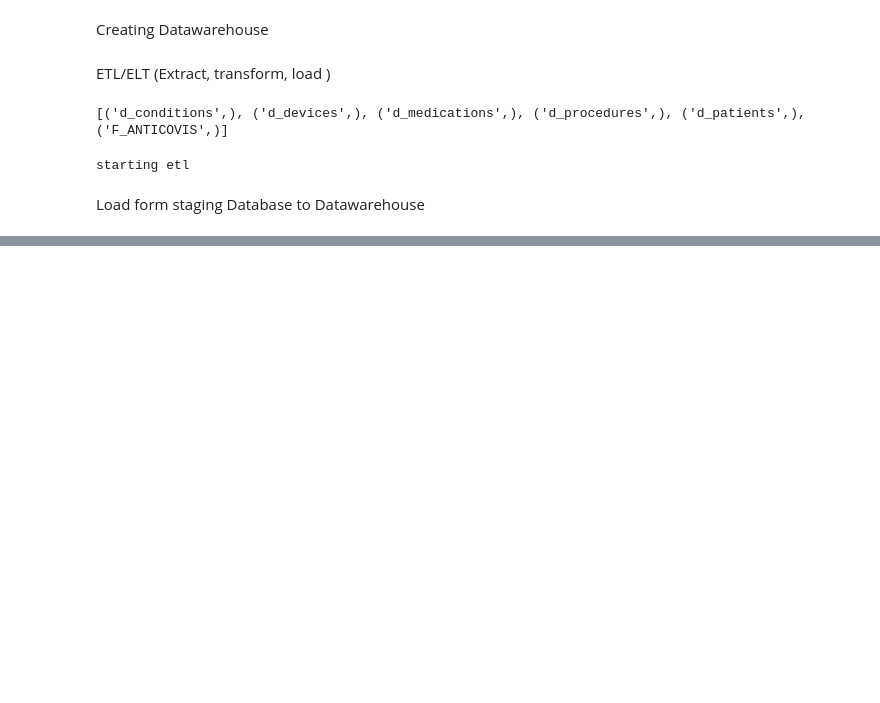
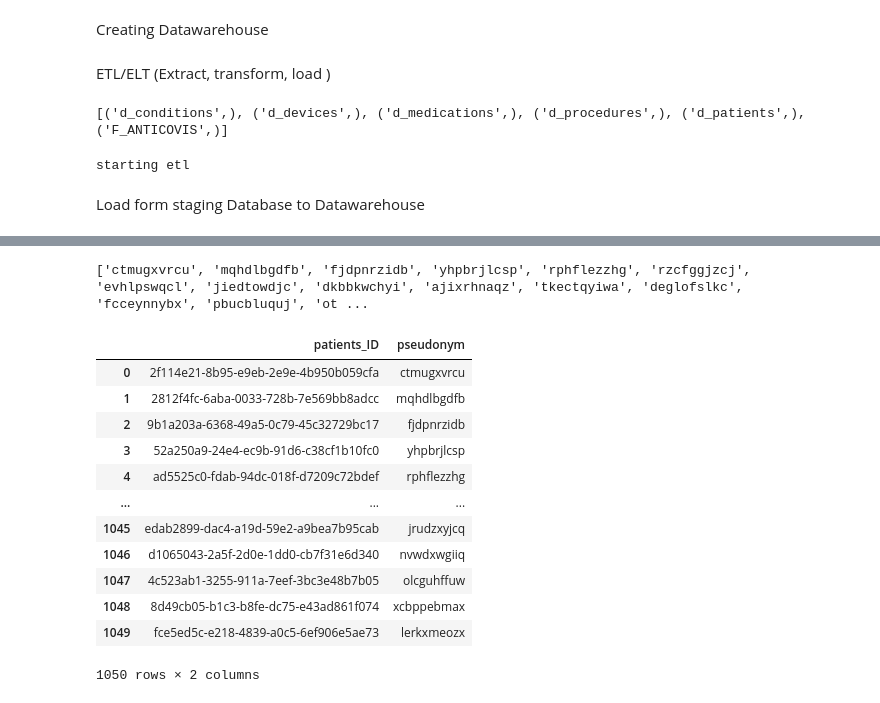
Before and after one commit to Fuenfgeld/DMA2023TeamB, a Jupyter notebook: ETL_and_Implementing_DWH.ipynb, the cells around one changed output, grey strips where cells are left out. Saved outputs shown, nothing was run; the diff lists cells and outputs as text; code cells hidden in the pictures; blank space fills up the shorter version.

```diff
--- a/ETL_and_Implementing_DWH.ipynb
+++ b/ETL_and_Implementing_DWH.ipynb
@@ -349,0 +402,47 @@ DF_of_Facts_Table.head(30)
+# %%
+from pandasql import sqldf
+import random
+import string
+
+def random_string_generator():
+  random_string = ''.join(random.choices(string.ascii_lowercase, k=10))
+  return random_string
+
+def check_random_string(random_string, random_strings):
+  if random_string in random_strings:
+    return "doubble"
+  else:
+    return "ok"
+
+pseudonym_tabelle = sqldf("""SELECT DISTINCT patients_id FROM DF_of_Facts_Table""")
+pseudonym_tabelle['pseudonym'] = ''
+random_strings = []
+for i,row in pseudonym_tabelle.iterrows():
+
+  def pseudonym_generator():
+      random_string = random_string_generator()
+      check = check_random_string(random_string, random_strings)
+      if check == 'ok':
+          random_strings.append(random_string)
+          pseudonym_tabelle.at[i, 'pseudonym'] = random_string
+      else:
+        pseudonym_generator()
+  pseudonym_generator()
+
+print(random_strings)
+pseudonym_tabelle
+# %% [output]
+['ctmugxvrcu', 'mqhdlbgdfb', 'fjdpnrzidb', 'yhpbrjlcsp', 'rphflezzhg', 'rzcfggjzcj', 'evhlpswqcl', 'jiedtowdjc', 'dkbbkwchyi', 'ajixrhnaqz', 'tkectqyiwa', 'deglofslkc', 'fcceynnybx', 'pbucbluquj', 'ot ...
+|  | patients_ID | pseudonym |
+| 0 | 2f114e21-8b95-e9eb-2e9e-4b950b059cfa | ctmugxvrcu |
+| 1 | 2812f4fc-6aba-0033-728b-7e569bb8adcc | mqhdlbgdfb |
+| 2 | 9b1a203a-6368-49a5-0c79-45c32729bc17 | fjdpnrzidb |
+| 3 | 52a250a9-24e4-ec9b-91d6-c38cf1b10fc0 | yhpbrjlcsp |
+| 4 | ad5525c0-fdab-94dc-018f-d7209c72bdef | rphflezzhg |
+| ... | ... | ... |
+| 1045 | edab2899-dac4-a19d-59e2-a9bea7b95cab | jrudzxyjcq |
+| 1046 | d1065043-2a5f-2d0e-1dd0-cb7f31e6d340 | nvwdxwgiiq |
+| 1047 | 4c523ab1-3255-911a-7eef-3bc3e48b7b05 | olcguhffuw |
+| 1048 | 8d49cb05-b1c3-b8fe-dc75-e43ad861f074 | xcbppebmax |
+| 1049 | fce5ed5c-e218-4839-a0c5-6ef906e5ae73 | lerkxmeozx |
+1050 rows × 2 columns
```
Also changed, not shown: parts of 8 cells of this notebook.
